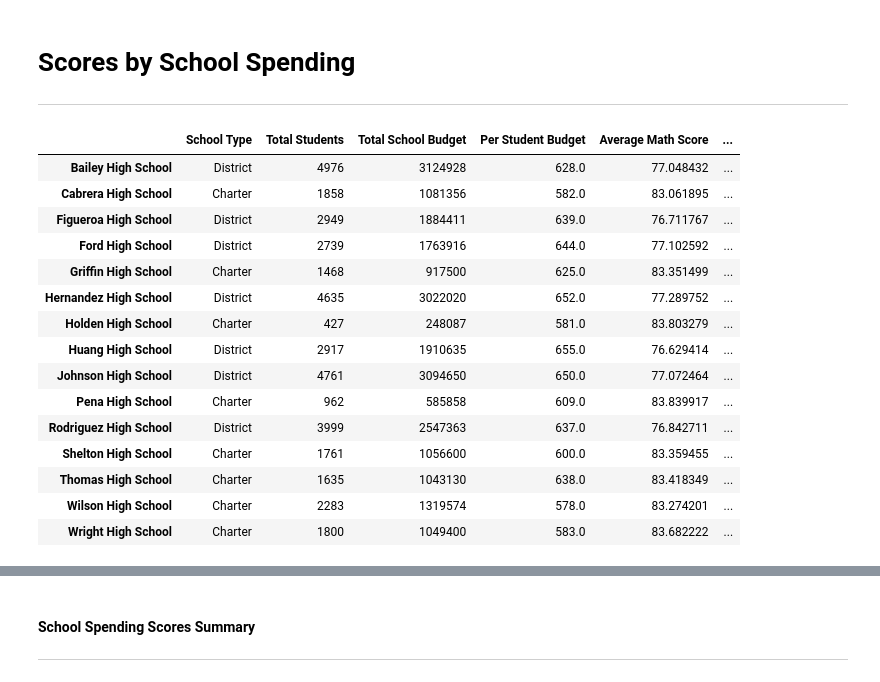
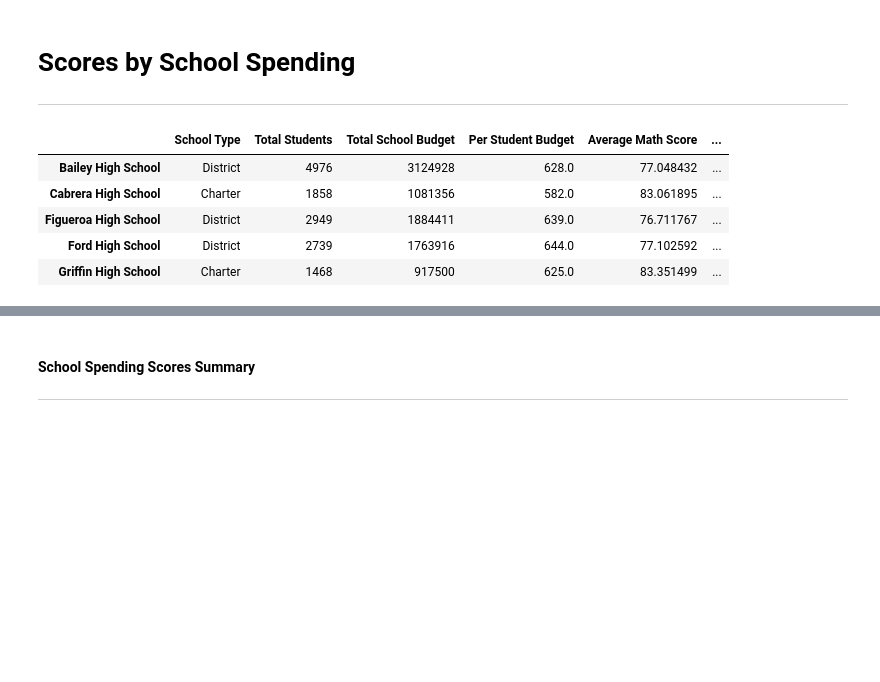
Before and after one commit to paololabuguen/pandas-challenge, a Jupyter notebook: PyCitySchools/py_city_school.ipynb, the cells around one changed output, grey strips where cells are left out. Saved outputs shown, nothing was run; the diff lists cells and outputs as text; code cells hidden in the pictures; blank space fills up the shorter version.

```diff
--- a/PyCitySchools/py_city_school.ipynb
+++ b/PyCitySchools/py_city_school.ipynb
@@ -535,25 +505,19 @@ read_scores_by_grade
 # %%
 # Setup the bin values
 spending_bins = [0, 585, 630, 645, 680]
 spending_labels = ["<$585", "$585-630", "$630-645", "$645-680"]
+
+# Create a copy of the school summary since it has the "Per Student Budget"
+spending_summary = per_school_summary.copy()
+
+# Use `pd.cut` to categorize spending based on the bins.
+spending_summary["Spending Ranges (Per Student)"] = pd.cut(spending_summary["Per Student Budget"], spending_bins, labels=spending_labels)
+
+spending_summary.head()
+# %% [output]
+|  | School Type | Total Students | Total School Budget | Per Student Budget | Average Math Score | ... |
+| Bailey High School | District | 4976 | 3124928 | 628.0 | 77.048432 | ... |
+| Cabrera High School | Charter | 1858 | 1081356 | 582.0 | 83.061895 | ... |
+| Figueroa High School | District | 2949 | 1884411 | 639.0 | 76.711767 | ... |
+| Ford High School | District | 2739 | 1763916 | 644.0 | 77.102592 | ... |
+| Griffin High School | Charter | 1468 | 917500 | 625.0 | 83.351499 | ... |
-# %%
-# Create a copy of the school summary since it has the "Per Student Budget"
-school_spending_df = per_school_summary.copy()
-school_spending_df
-# %% [output]
-|  | School Type | Total Students | Total School Budget | Per Student Budget | Average Math Score | ... |
-| Bailey High School | District | 4976 | 3124928 | 628.0 | 77.048432 | ... |
-| Cabrera High School | Charter | 1858 | 1081356 | 582.0 | 83.061895 | ... |
-| Figueroa High School | District | 2949 | 1884411 | 639.0 | 76.711767 | ... |
-| Ford High School | District | 2739 | 1763916 | 644.0 | 77.102592 | ... |
-| Griffin High School | Charter | 1468 | 917500 | 625.0 | 83.351499 | ... |
-| Hernandez High School | District | 4635 | 3022020 | 652.0 | 77.289752 | ... |
-| Holden High School | Charter | 427 | 248087 | 581.0 | 83.803279 | ... |
-| Huang High School | District | 2917 | 1910635 | 655.0 | 76.629414 | ... |
-| Johnson High School | District | 4761 | 3094650 | 650.0 | 77.072464 | ... |
-| Pena High School | Charter | 962 | 585858 | 609.0 | 83.839917 | ... |
-| Rodriguez High School | District | 3999 | 2547363 | 637.0 | 76.842711 | ... |
-| Shelton High School | Charter | 1761 | 1056600 | 600.0 | 83.359455 | ... |
-| Thomas High School | Charter | 1635 | 1043130 | 638.0 | 83.418349 | ... |
-| Wilson High School | Charter | 2283 | 1319574 | 578.0 | 83.274201 | ... |
-| Wright High School | Charter | 1800 | 1049400 | 583.0 | 83.682222 | ... |
```
Also changed, not shown: parts of 12 cells of this notebook.
